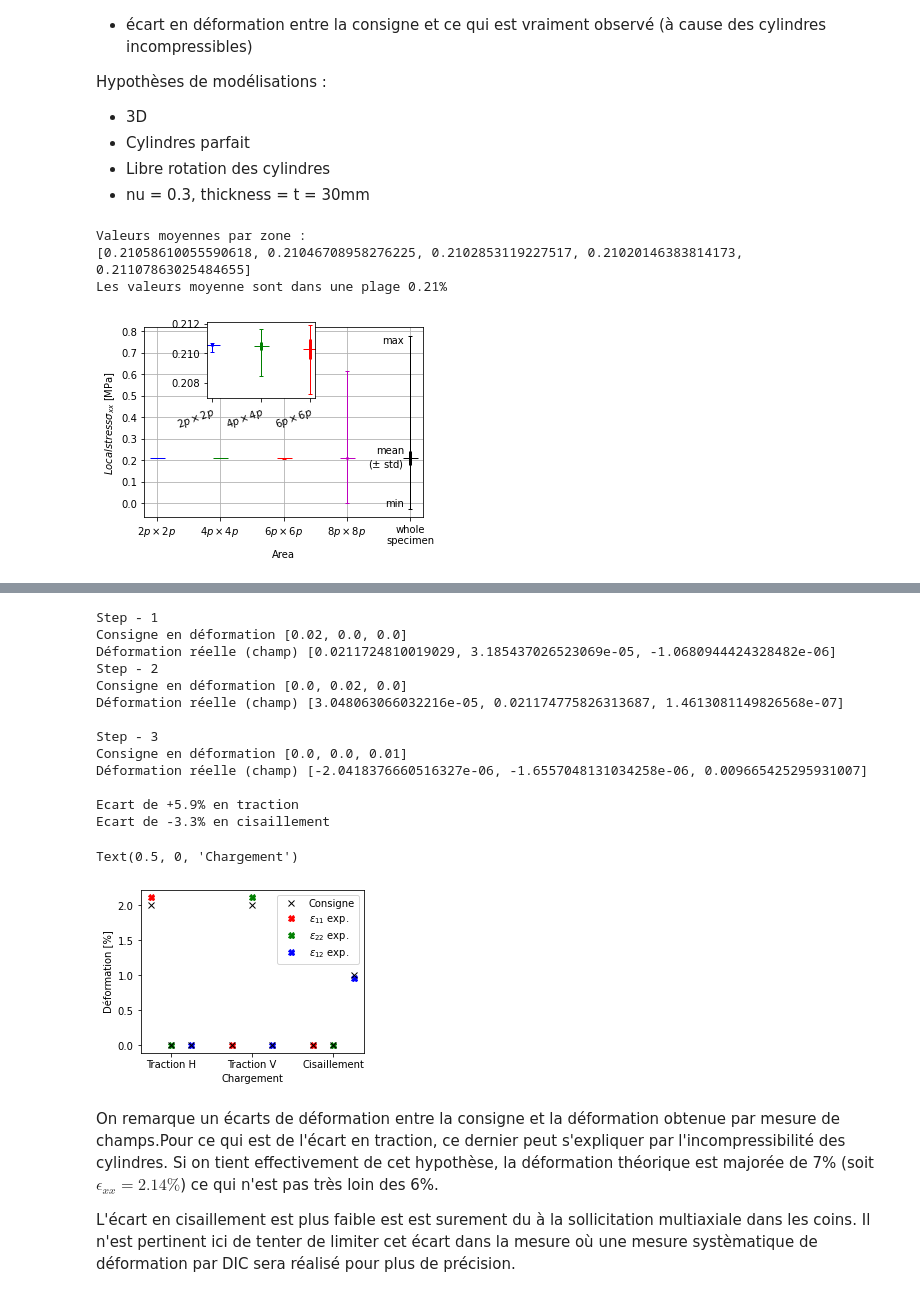
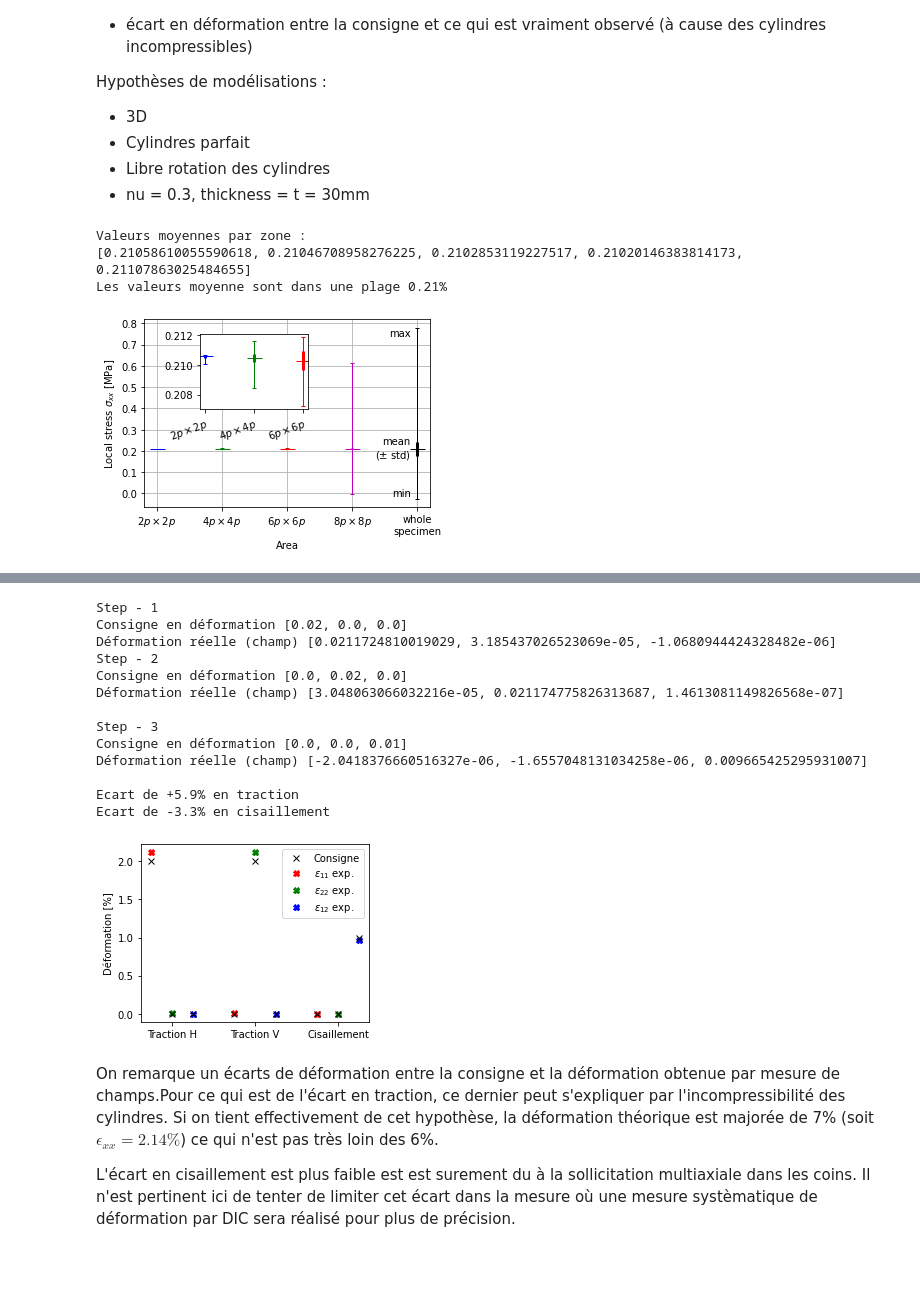
Before and after one commit to h06e/abakubc, a Jupyter notebook: utilities/monolithic_study.ipynb, the cells around one changed output, grey strips where cells are left out. Drawn from its saved outputs; the diff is of its cells as text; code cells hidden in the pictures; blank space fills up the shorter version.

```diff
--- a/utilities/monolithic_study.ipynb
+++ b/utilities/monolithic_study.ipynb
@@ -162,36 +162,37 @@ for area in range(5):
 
 my_xticks = [r'$2p\times2p$', r'$4p\times4p$',
              r'$6p\times6p$', r'$8p\times8p$', f'whole\nspecimen']
-plt.ylabel(r'$Local stress \sigma_{xx}$ [MPa]')
+plt.ylabel(r'Local stress $\sigma_{xx}$ [MPa]')
 plt.xlabel('Area')
 plt.xticks(np.arange(5), my_xticks)
 
 plt.text(4-0.1, maxs[4], 'max',
          horizontalalignment='right', verticalalignment='top')
 plt.text(4-0.1, mins[4], 'min', horizontalalignment='right',
          verticalalignment='bottom')
 plt.text(4-0.1, means[4], f'mean\n('+r'$\pm$ std)',
          horizontalalignment='right', verticalalignment='center')
 
 
 
 plt.grid()
 ax2 = fig.add_axes([0.3, 0.6, 0.3, 0.3])
 plt.xticks(np.arange(3), my_xticks[:3])
 plt.xticks(rotation=20, ha="right", rotation_mode="anchor")
 for area in range(3):
     ax2.errorbar([area], [means[area]], [[means[area]-mins[area]], [maxs[area] -
                                                                     means[area]]], fmt='_'+col[area], ecolor=col[area], lw=1, capsize=2)
     ax2.errorbar([area], [means[area]], stds[area],
                  fmt='_'+col[area], lw=3, ms=15)
 
+plt.tight_layout()
 plt.savefig('images/stress_per_area.pdf')
 plt.show()
 # %% [output]
 Valeurs moyennes par zone :
 [0.21058610055590618, 0.21046708958276225, 0.2102853119227517, 0.21020146383814173, 0.21107863025484655]
 Les valeurs moyenne sont dans une plage 0.21%
-[figure, old version]
+[figure, new version]
 # %% [markdown]
 <img src="images/area.png" width="400">
 
@@ -232,8 +233,8 @@ plt.plot([2,6,10],100*strain_th[:,2],'kx')
 
 plt.xticks([1,5,9],['Traction H', 'Traction V', 'Cisaillement'])
 plt.ylabel('Déformation [%]')
-plt.xlabel('Chargement')
-
+# plt.xlabel('Chargement')
+plt.tight_layout()
 plt.savefig('images/ecart_def_mono.pdf')
 # %% [output]
 Step - 1
@@ -249,8 +250,7 @@ Déformation réelle (champ) [-2.0418376660516327e-06, -1.6557048131034258e-06,
 
 Ecart de +5.9% en traction
 Ecart de -3.3% en cisaillement
-Text(0.5, 0, 'Chargement')
-[figure, old version]
+[figure, new version]
 # %% [markdown]
 On remarque un écarts de déformation entre la consigne et la déformation obtenue par mesure de champs.Pour ce qui est de l'écart en traction, ce dernier peut s'expliquer par l'incompressibilité des cylindres. Si on tient effectivement de cet hypothèse, la déformation théorique est majorée de 7% (soit $\epsilon_{xx}=2.14\%$) ce qui n'est pas très loin des 6%.
 
```
Also changed, not shown: parts of 6 cells of this notebook, 24 other files.
